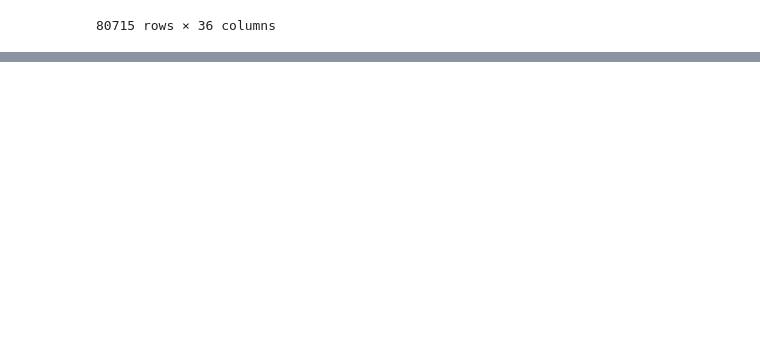
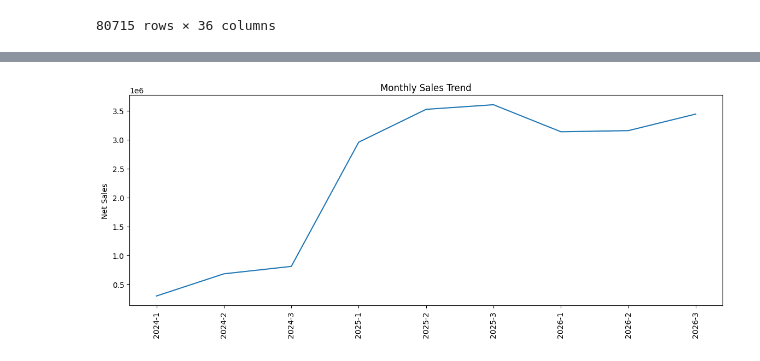
Before and after one commit to bugsotim/INTERNSHIP_CN_2026, a Jupyter notebook: shopee.ipynb, the cells around one changed output, grey strips where cells are left out. Cells and saved outputs as stored; diff of their text form; code cells hidden in the pictures; blank space fills up the shorter version.

```diff
--- a/shopee.ipynb
+++ b/shopee.ipynb
@@ -1727,0 +2500,32 @@ NameError: name 'newset_products' is not defined
+# %%
+# =========================================
+# 3. MONTHLY SALES TREND
+# =========================================
+
+monthly_sales = (
+    df.groupby(['year', 'month'])['net_sales']
+    .sum()
+    .reset_index()
+)
+
+monthly_sales['year_month'] = (
+    monthly_sales['year'].astype(str)
+    + '-'
+    + monthly_sales['month'].astype(str)
+)
+
+plt.figure(figsize=(14,5))
+
+plt.plot(
+    monthly_sales['year_month'],
+    monthly_sales['net_sales']
+)
+
+plt.xticks(rotation=90)
+
+plt.title('Monthly Sales Trend')
+plt.ylabel('Net Sales')
+
+plt.show()
+# %% [output]
+[figure, added]
```
Also changed, not shown: parts of 67 cells of this notebook.
